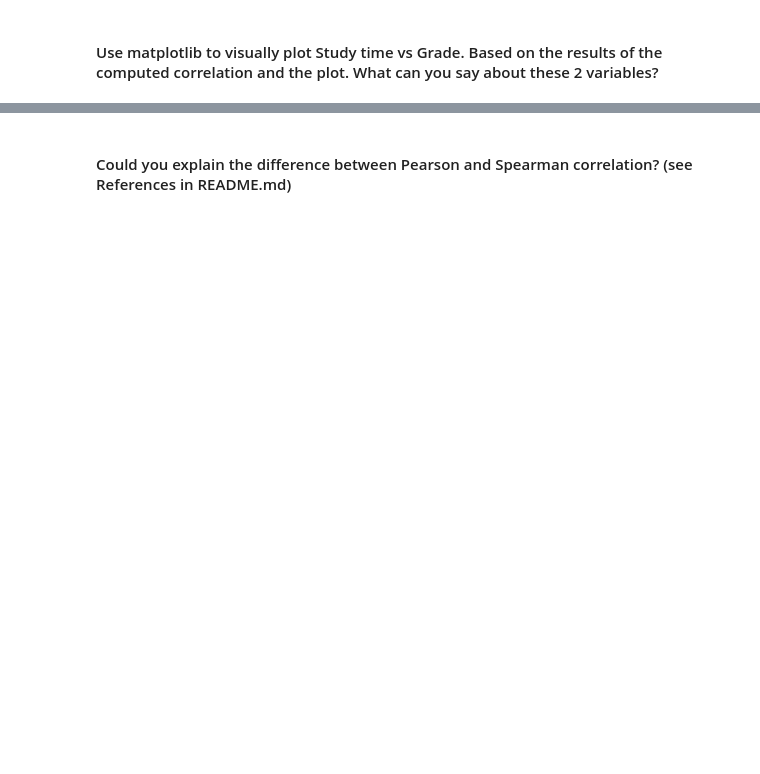
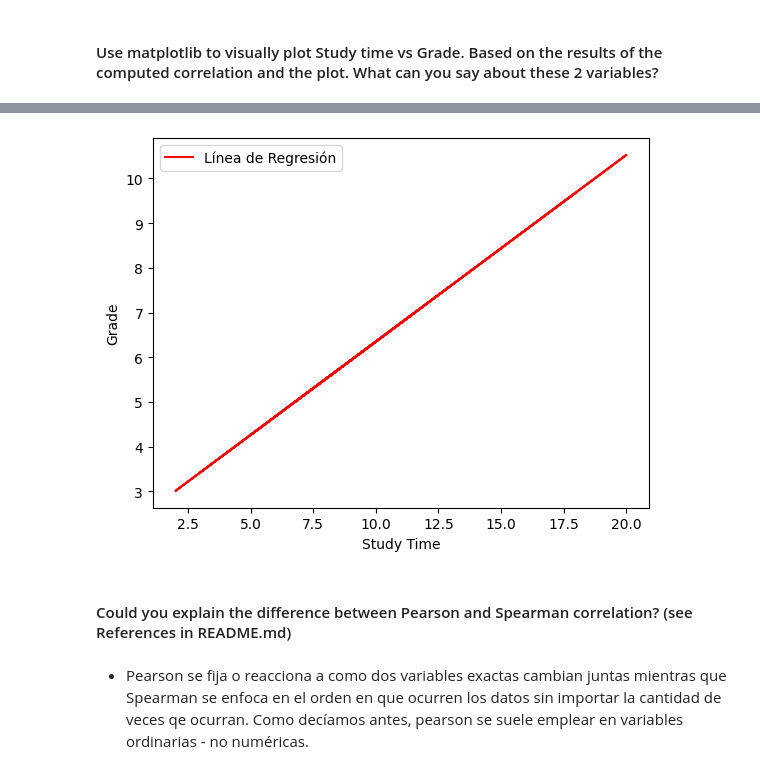
Before and after one commit to Ironhack-Data-Madrid-Octubre-2023/5.1-lab_pivot_table_and_correlation, a Jupyter notebook: your_code/main.ipynb, the cells around one changed output, grey strips where cells are left out. Drawn from its saved outputs; the diff is of its cells as text; code cells hidden in the pictures; blank space fills up the shorter version.

```diff
--- a/your_code/main.ipynb
+++ b/your_code/main.ipynb
@@ -345,0 +377,10 @@ Name: Steps, dtype: float64
+# %%
+# Voy a añadir una línea de tendencia
+pendiente, interc = np.polyfit(time_grades['Study time'],time_grades['Grade'], 1)
+plt.plot(time_grades['Study time'], pendiente * np.array(time_grades['Study time']) + interc, color='red', label='Línea de Regresión')
+plt.xlabel('Study Time')
+plt.ylabel('Grade')
+plt.legend()
+plt.show()
+# %% [output]
+[figure, added]
@@ -349,0 +391,2 @@ Name: Steps, dtype: float64
+# %% [markdown]
+* Pearson se fija o reacciona a como dos variables exactas cambian juntas mientras que Spearman se enfoca en el orden en que ocurren los datos sin importar la cantidad de veces qe ocurran. Como decíamos antes, pearson se suele emplear en variables ordinarias - no numéricas.
```
Also changed, not shown: parts of 14 cells of this notebook.
